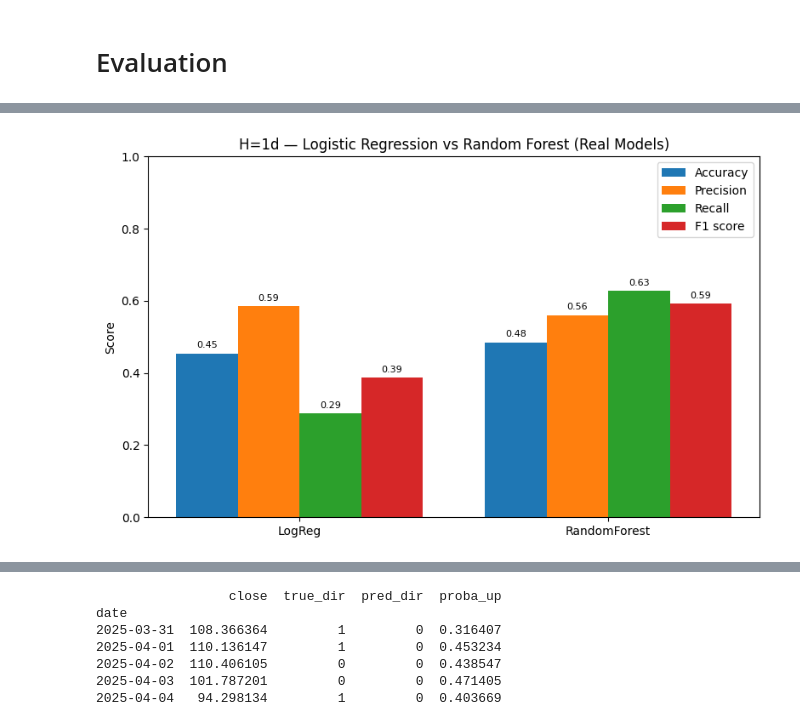
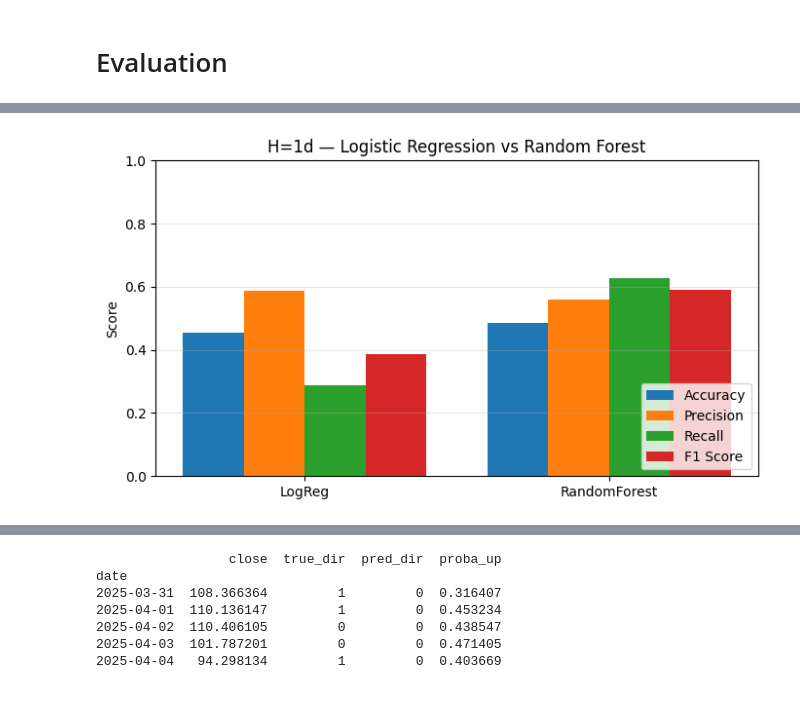
Before and after one commit to Rqkko/sentiment-stock-predictor, a Jupyter notebook: notebooks/finAI_latest.ipynb, the cells around one changed output, grey strips where cells are left out. Cells and saved outputs as stored; diff of their text form; code cells hidden in the pictures; blank space fills up the shorter version.

```diff
--- a/notebooks/finAI_latest.ipynb
+++ b/notebooks/finAI_latest.ipynb
@@ -1152,66 +1162,68 @@ plt.show()
 # %%
-# ================================
-# RF vs Logistic — metric comparison (H=1d, real models)
-# ================================
+# ============================
+# RF vs Logistic — metric bar chart (REAL metrics from current run)
+# ============================
+import os
 import numpy as np
 import matplotlib.pyplot as plt
-from sklearn.metrics import (
-    accuracy_score,
-    precision_score,
-    recall_score,
-    f1_score,
-)
+from sklearn.metrics import accuracy_score, precision_score, recall_score, f1_score
+
+# Ensure outputs directory exists
+os.makedirs("outputs", exist_ok=True)
+
+# --- Recompute metrics from real predictions ---
+
+# Logistic Regression (logreg_clf, y_pred, y_test must exist from previous cell)
+acc_lr  = accuracy_score(y_test, y_pred)
+prec_lr = precision_score(y_test, y_pred)
+rec_lr  = recall_score(y_test, y_pred)
+f1_lr   = f1_score(y_test, y_pred)
+
+# Random Forest (rf, y_pred_rf, y_test must exist from previous cell)
+acc_rf  = accuracy_score(y_test, y_pred_rf)
+prec_rf = precision_score(y_test, y_pred_rf)
+rec_rf  = recall_score(y_test, y_pred_rf)
+f1_rf   = f1_score(y_test, y_pred_rf)
 
 models = ["LogReg", "RandomForest"]
 
-# Logistic Regression metrics (using current best logreg_clf)
-y_pred_log = logreg_clf.predict(X_test)
+acc_vals  = [acc_lr,  acc_rf]
+prec_vals = [prec_lr, prec_rf]
+rec_vals  = [rec_lr,  rec_rf]
+f1_vals   = [f1_lr,   f1_rf]
 
-acc_log  = accuracy_score(y_test, y_pred_log)
-prec_log = precision_score(y_test, y_pred_log, zero_division=0)
-rec_log  = recall_score(y_test, y_pred_log, zero_division=0)
-f1_log   = f1_score(y_test, y_pred_log, zero_division=0)
-
-# Random Forest metrics (using current rf and y_pred_rf)
-acc_rf  = accuracy_score(y_test, y_pred_rf)
-prec_rf = precision_score(y_test, y_pred_rf, zero_division=0)
-rec_rf  = recall_score(y_test, y_pred_rf, zero_division=0)
-f1_rf   = f1_score(y_test, y_pred_rf, zero_division=0)
-
-acc_vals  = [acc_log,  acc_rf]
-prec_vals = [prec_log, prec_rf]
-rec_vals  = [rec_log,  rec_rf]
-f1_vals   = [f1_log,   f1_rf]
-
-x = np.arange(len(models))  # [0, 1]
+x = np.arange(len(models))  # positions
 width = 0.2
 
-fig, ax = plt.subplots(figsize=(8, 5))
+fig, ax = plt.subplots(figsize=(7, 4))
 
+# Bars
 ax.bar(x - 1.5*width, acc_vals,  width, label="Accuracy")
 ax.bar(x - 0.5*width, prec_vals, width, label="Precision")
 ax.bar(x + 0.5*width, rec_vals,  width, label="Recall")
-ax.bar(x + 1.5*width, f1_vals,   width, label="F1 score")
+ax.bar(x + 1.5*width, f1_vals,   width, label="F1 Score")
 
+# Labels & formatting
 ax.set_xticks(x)
 ax.set_xticklabels(models)
 ax.set_ylim(0, 1.0)
-
 ax.set_ylabel("Score")
-ax.set_title("H=1d — Logistic Regression vs Random Forest (Real Models)")
-ax.legend(loc="upper right")
-
-for i, vals in enumerate([acc_vals, prec_vals, rec_vals, f1_vals]):
-    for j, v in enumerate(vals):
-        ax.text(
-            j + (i - 1.5)*width,
-            v + 0.01,
-            f"{v:.2f}",
-            ha="center",
-            va="bottom",
-            fontsize=8,
-        )
+ax.set_title("H=1d — Logistic Regression vs Random Forest")
+ax.legend(loc="lower right")
+ax.grid(axis="y", alpha=0.3)
 
 plt.tight_layout()
+
+# ---- SAVE PNG ----
+save_path = "outputs/model_comparison_rf_vs_logreg.png"
+plt.savefig(save_path, dpi=300)
+print(f"[Saved] {save_path}")
+
+# ---- DISPLAY ----
 plt.show()
+
+print("LogReg metrics:",
+      f"acc={acc_lr:.3f}, prec={prec_lr:.3f}, rec={rec_lr:.3f}, f1={f1_lr:.3f}")
+print("RF metrics     :",
+      f"acc={acc_rf:.3f}, prec={prec_rf:.3f}, rec={rec_rf:.3f}, f1={f1_rf:.3f}")
 # %% [output]
@@ -1218 +1231 @@ plt.show()
-[figure, old version]
+[figure, new version]
```
Also changed, not shown: parts of 7 cells of this notebook, 5 other files.
